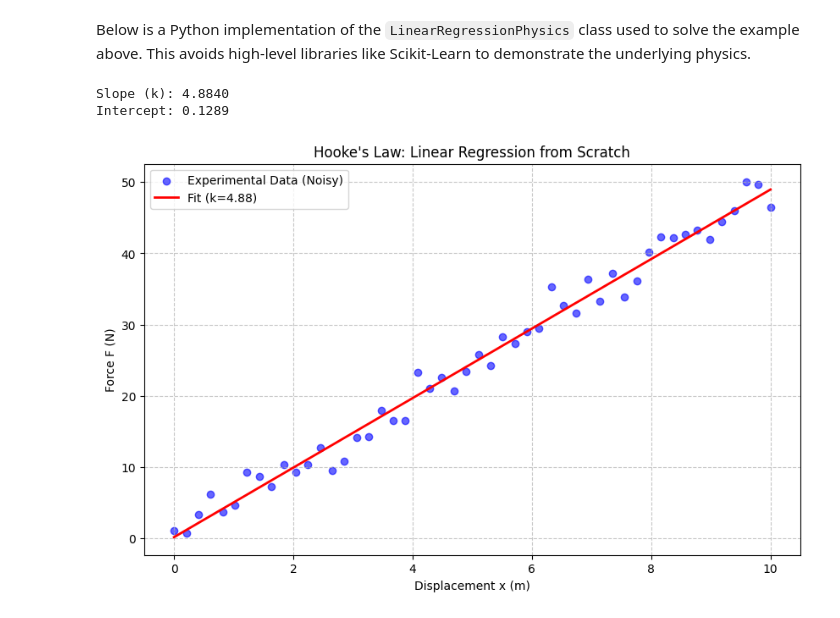
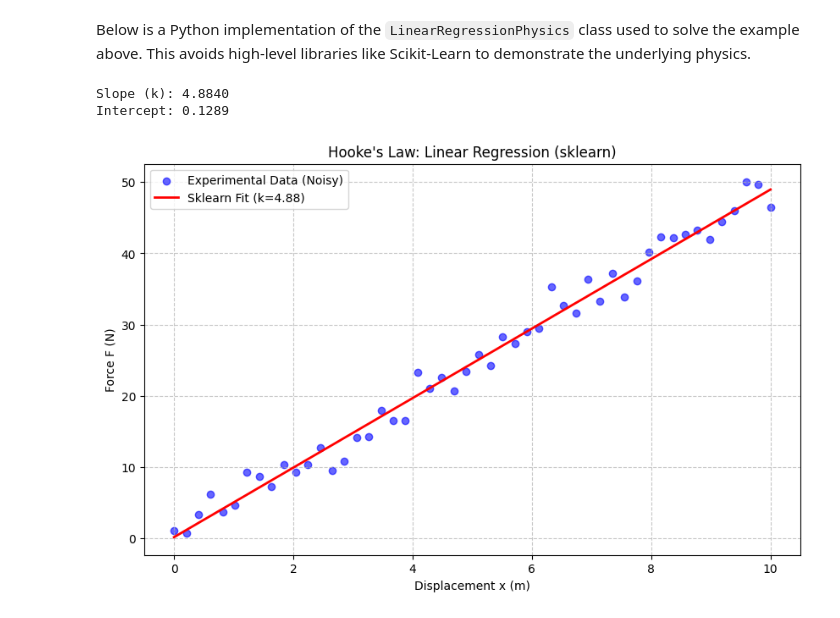
Before and after one commit to sborah53/Machine-Learning-for-Physical-Sciences, a Jupyter notebook: MLPS_Linear_Regression.ipynb, the cells around one changed output. Cells and saved outputs as stored; diff of their text form; code cells hidden in the pictures.

```diff
--- a/MLPS_Linear_Regression.ipynb
+++ b/MLPS_Linear_Regression.ipynb
@@ -153,24 +152,37 @@ Below is a Python implementation of the `LinearRegressionPhysics` class used to
 # %%
 from sklearn.linear_model import LinearRegression
 
 # Scikit-learn expects X to be a 2D array (samples, features)
 # Our generate_hookes_law_data function already returns X in (N, 1)
 
 model_sk = LinearRegression()
 model_sk.fit(X, y)
 
 print(f"Slope (k): {model_sk.coef_[0]:.4f}")
 print(f"Intercept: {model_sk.intercept_:.4f}")
 
 plt.figure(figsize=(10, 6))
-plt.scatter(X, y, color='blue', label='Experimental Data (Noisy)', alpha=0.6)
-plt.plot(X, model_ana.predict(X), color='red', linewidth=2, label=f'Fit (k={model_ana.weights[0]:.2f})')
-plt.title("Hooke's Law: Linear Regression from Scratch")
+
+# Scatter: noisy experimental data
+plt.scatter(X, y,
+            color='blue',
+            label='Experimental Data (Noisy)',
+            alpha=0.6)
+
+# Line: sklearn linear regression fit
+plt.plot(X,
+         model_sk.predict(X),
+         color='red',
+         linewidth=2,
+         label=f'Sklearn Fit (k={model_sk.coef_[0]:.2f})')
+
+plt.title("Hooke's Law: Linear Regression (sklearn)")
 plt.xlabel("Displacement x (m)")
 plt.ylabel("Force F (N)")
 plt.legend()
 plt.grid(True, linestyle='--', alpha=0.7)
+plt.show()
 # %% [output]
 Slope (k): 4.8840
 Intercept: 0.1289
-[figure, old version]
+[figure, new version]
```
Also changed, not shown: parts of 1 cell of this notebook.
